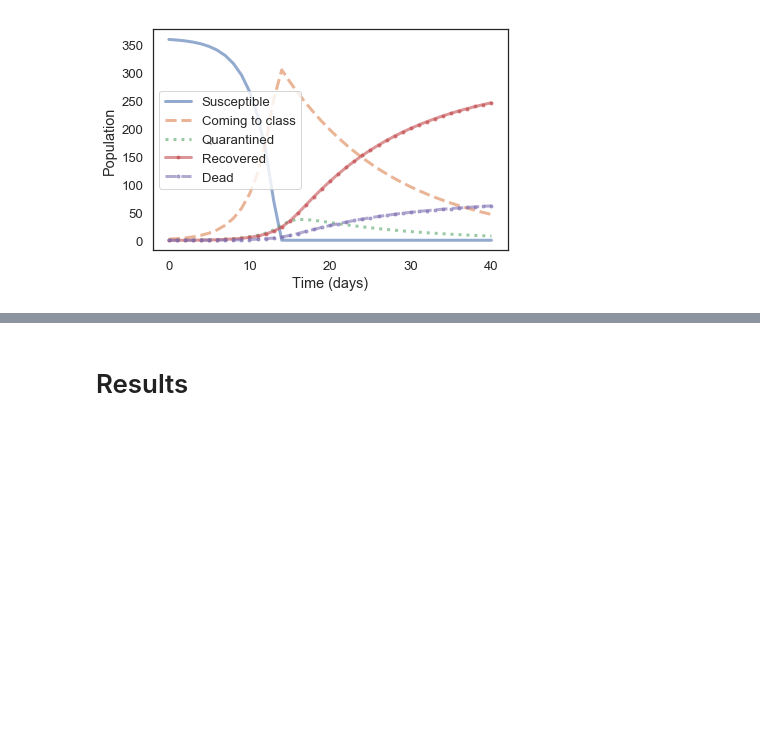
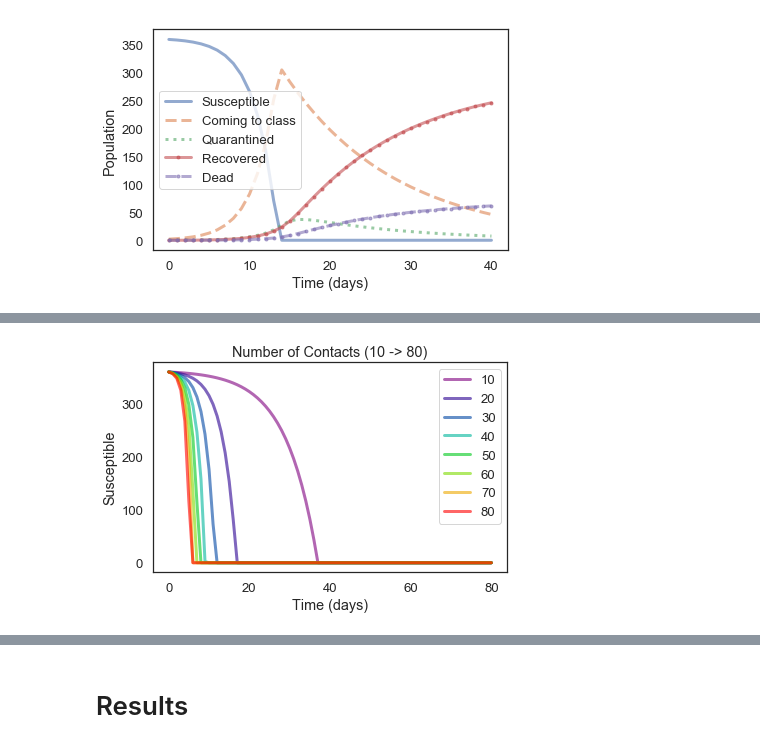
Before and after one commit to AustinVes/ModSim-Project2, a Jupyter notebook: project_notebook.ipynb, the cells around one changed output, grey strips where cells are left out. Drawn from its saved outputs; the diff is of its cells as text; code cells hidden in the pictures; blank space fills up the shorter version.

```diff
--- a/project_notebook.ipynb
+++ b/project_notebook.ipynb
@@ -143,0 +146,5 @@ ModuleNotFoundError: No module named 'colour'
+# %%
+sweep_results = sweep_param(system, init, 80, 1, 'i', 'S', contact_range, lambda x: 0.1 * 5/24 * x)
+plot_sweep(sweep_results, 'Number of Contacts (10 -> 80)', 'Time (days)', 'Susceptible')
+# %% [output]
+[figure, added]
```
Also changed, not shown: parts of 4 cells of this notebook.
